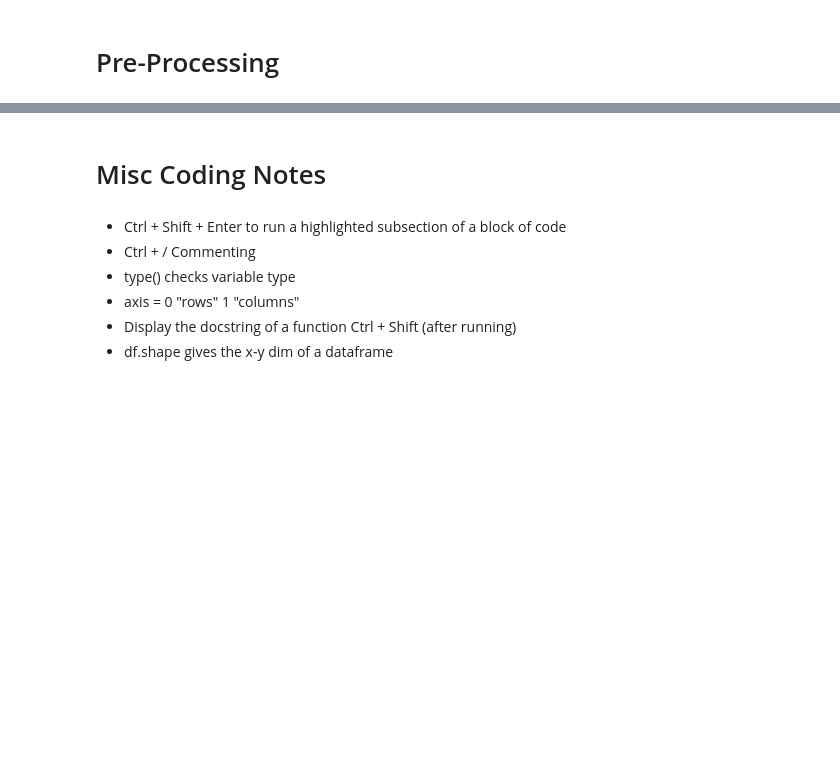
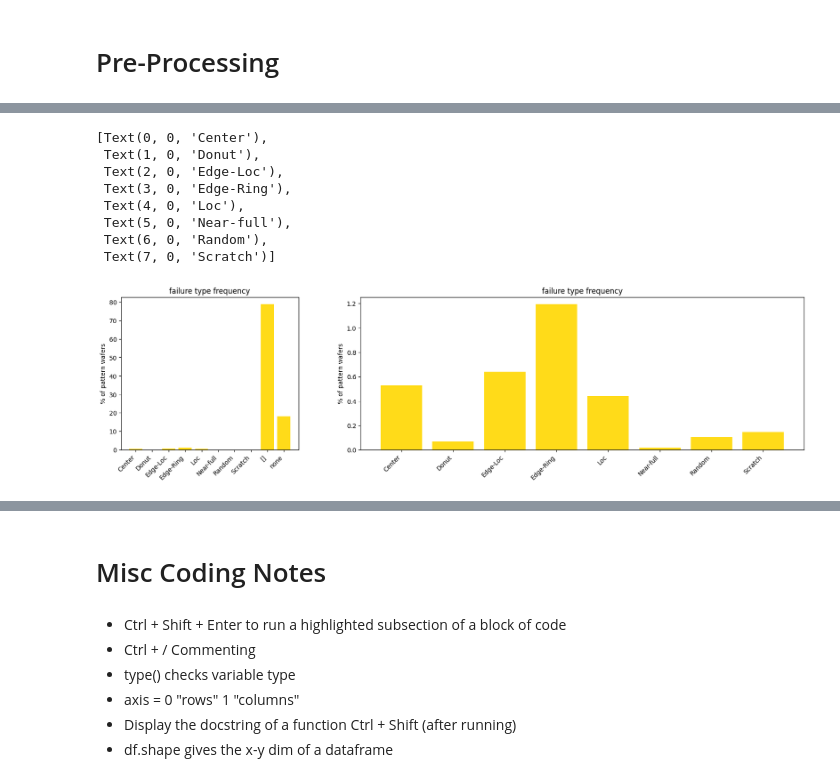
Before and after one commit to brian-calderon/Project_IV, a Jupyter notebook: ProjectIV_V1_0.ipynb, the cells around one changed output, grey strips where cells are left out. Cells and saved outputs as stored; diff of their text form; code cells hidden in the pictures; blank space fills up the shorter version.

```diff
--- a/ProjectIV_V1_0.ipynb
+++ b/ProjectIV_V1_0.ipynb
@@ -420,0 +291,35 @@ See the caveats in the documentation: https://pandas.pydata.org/pandas-docs/stab
+# %%
+################################################################################
+#--------------------------Exploring Fail Patterns------------------------------
+################################################################################
+fail_count = clean_df[['failureType','dieSize']].rename(columns = {'dieSize': '# of Maps'})\
+        .groupby(['failureType']).count()
+fail_count['# of Maps']
+# Create bar chart of failure type patterns
+# uni_pattern=np.unique(df_pattern['failureNum'], return_counts=True)
+fig = plt.figure(figsize=(20, 4.5))
+gs = gridspec.GridSpec(1, 2, width_ratios=[1, 2.5])
+ax1 = plt.subplot(gs[0])
+ax2 = plt.subplot(gs[1])
+
+ax1.bar(fail_count.index.values,(fail_count['# of Maps']/clean_df.shape[0])*100,\
+        color='gold', align='center', alpha=0.9)
+ax1.set_title("failure type frequency")
+ax1.set_ylabel("% of pattern wafers")
+ax1.set_xticklabels(fail_count.index.values, rotation=45, ha='right')
+
+ax2.bar(fail_count.index.values[0:8],(fail_count['# of Maps'][0:8]/clean_df.shape[0])*100,\
+        color='gold', align='center', alpha=0.9)
+ax2.set_title("failure type frequency")
+ax2.set_ylabel("% of pattern wafers")
+ax2.set_xticklabels(fail_count.index.values[0:8], rotation=45, ha='right')
+# %% [output]
+[Text(0, 0, 'Center'),
+ Text(1, 0, 'Donut'),
+ Text(2, 0, 'Edge-Loc'),
+ Text(3, 0, 'Edge-Ring'),
+ Text(4, 0, 'Loc'),
+ Text(5, 0, 'Near-full'),
+ Text(6, 0, 'Random'),
+ Text(7, 0, 'Scratch')]
+[figure, added]
```
Also changed, not shown: parts of 48 cells of this notebook.
